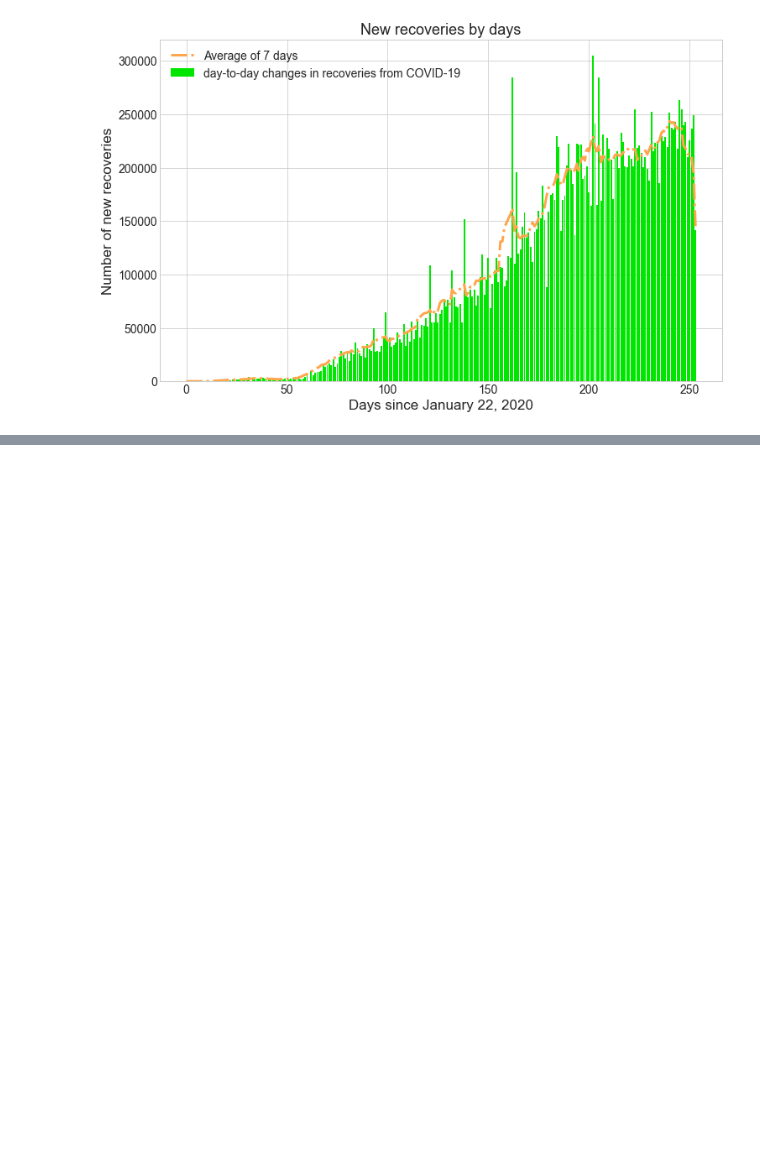
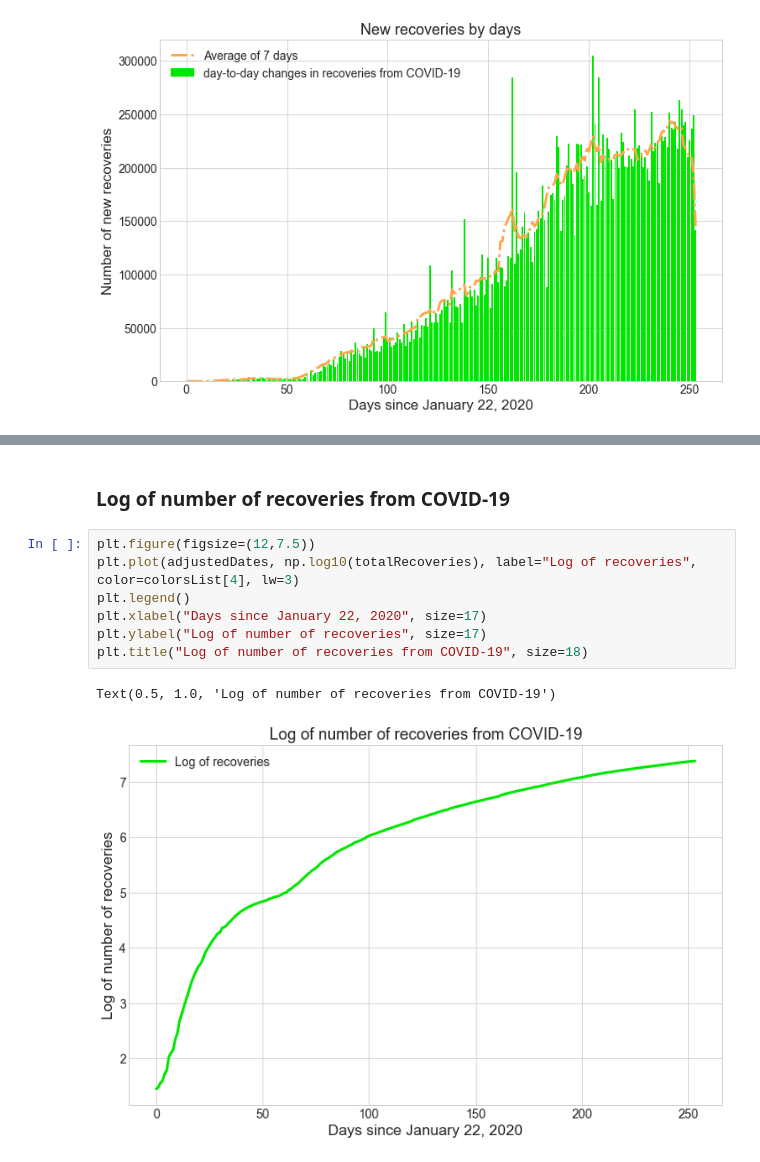
Before and after one commit to Sid1298/Project_COVID-19_Analysis, a Jupyter notebook: covid_prediction.ipynb, the cells around one changed output, grey strips where cells are left out. Cells and saved outputs as stored; diff of their text form; blank space fills up the shorter version.

```diff
--- a/covid_prediction.ipynb
+++ b/covid_prediction.ipynb
@@ -468,0 +493,12 @@ Text(0.5, 1.0, 'New recoveries by days')
+# %% [markdown]
+### Log of number of recoveries from COVID-19
+# %%
+plt.figure(figsize=(12,7.5))
+plt.plot(adjustedDates, np.log10(totalRecoveries), label="Log of recoveries", color=colorsList[4], lw=3)
+plt.legend()
+plt.xlabel("Days since January 22, 2020", size=17)
+plt.ylabel("Log of number of recoveries", size=17)
+plt.title("Log of number of recoveries from COVID-19", size=18)
+# %% [output]
+Text(0.5, 1.0, 'Log of number of recoveries from COVID-19')
+[figure, added]
```
Also changed, not shown: parts of 5 cells of this notebook.
